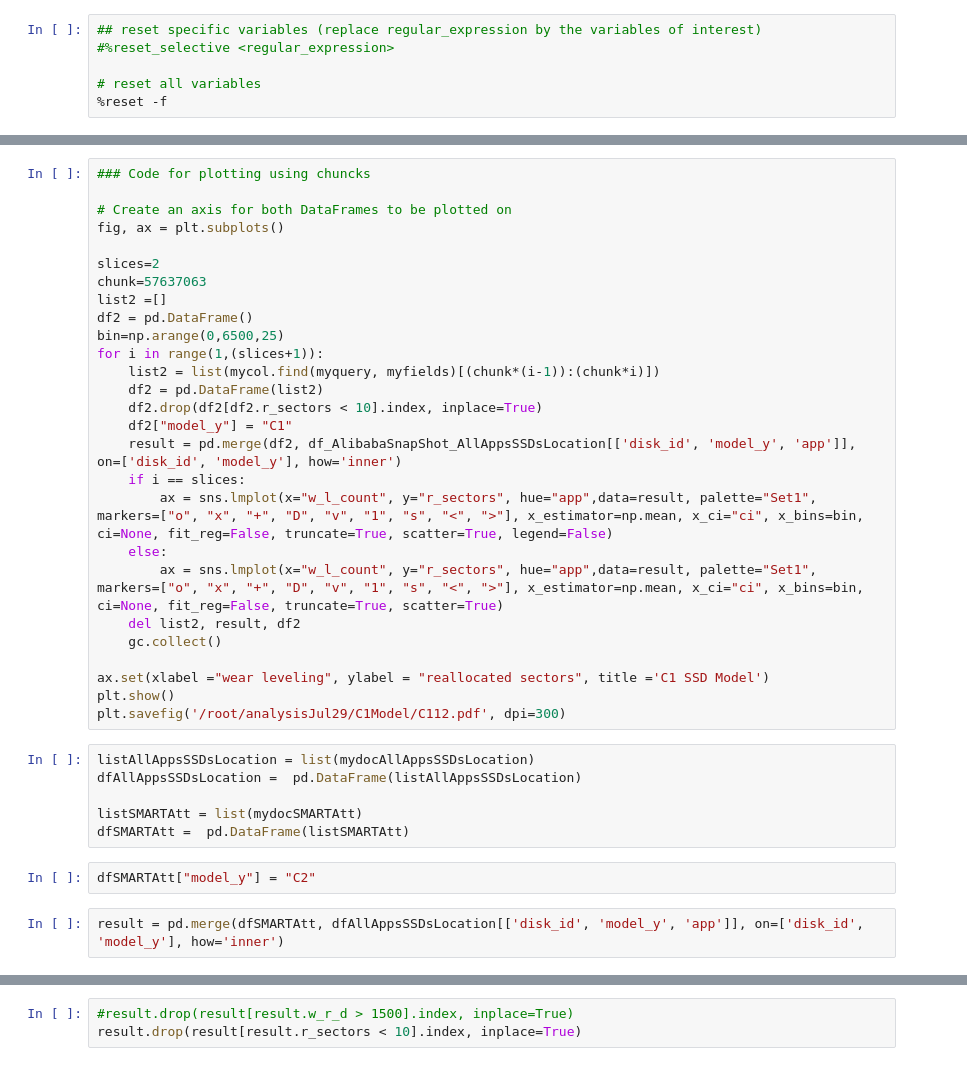
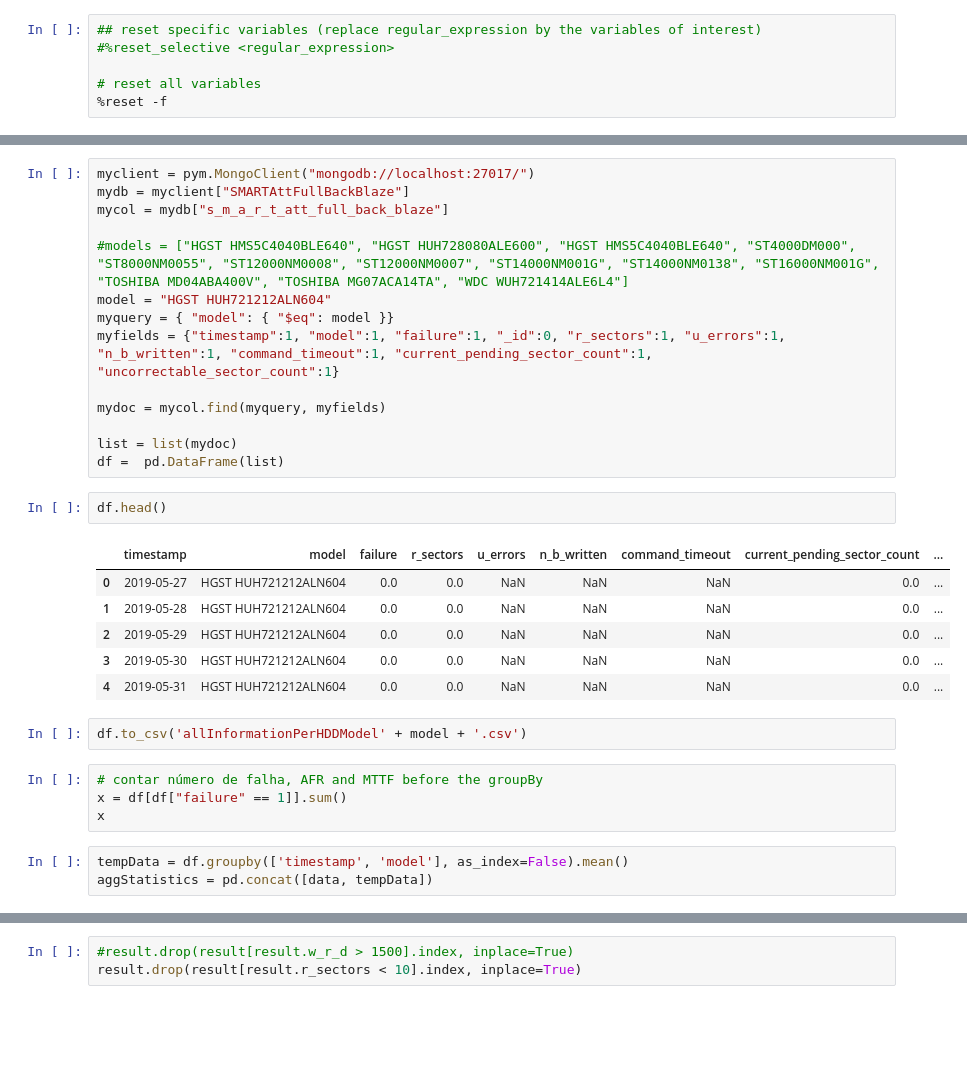
Before and after one commit to EricBorba/StorageFailurePredictor, a Jupyter notebook: QueriesHDDBackBlaze.ipynb, the cells around one changed output, grey strips where cells are left out. Cells and saved outputs as stored; diff of their text form; blank space fills up the shorter version.

Commit message:
starting of creation of hdd statistc per model

```diff
--- a/QueriesHDDBackBlaze.ipynb
+++ b/QueriesHDDBackBlaze.ipynb
@@ -208,37 +30,32 @@ mydocSMARTAtt = mycol.find(myquerySMARTAtt, myfieldsSMARTAtt)
-# %%
-### Code for plotting using chuncks
-
-# Create an axis for both DataFrames to be plotted on
-fig, ax = plt.subplots()
-
-slices=2
-chunk=57637063
-list2 =[]
-df2 = pd.DataFrame()
-bin=np.arange(0,6500,25)
-for i in range(1,(slices+1)):
-    list2 = list(mycol.find(myquery, myfields)[(chunk*(i-1)):(chunk*i)])
-    df2 = pd.DataFrame(list2)
-    df2.drop(df2[df2.r_sectors < 10].index, inplace=True)
-    df2["model_y"] = "C1"
-    result = pd.merge(df2, df_AlibabaSnapShot_AllAppsSSDsLocation[['disk_id', 'model_y', 'app']], on=['disk_id', 'model_y'], how='inner')
-    if i == slices:
-        ax = sns.lmplot(x="w_l_count", y="r_sectors", hue="app",data=result, palette="Set1", markers=["o", "x", "+", "D", "v", "1", "s", "<", ">"], x_estimator=np.mean, x_ci="ci", x_bins=bin, ci=None, fit_reg=False, truncate=True, scatter=True, legend=False)
-    else:
-        ax = sns.lmplot(x="w_l_count", y="r_sectors", hue="app",data=result, palette="Set1", markers=["o", "x", "+", "D", "v", "1", "s", "<", ">"], x_estimator=np.mean, x_ci="ci", x_bins=bin, ci=None, fit_reg=False, truncate=True, scatter=True)
-    del list2, result, df2
-    gc.collect()
-
-ax.set(xlabel ="wear leveling", ylabel = "reallocated sectors", title ='C1 SSD Model')
-plt.show()
-plt.savefig('/root/analysisJul29/C1Model/C112.pdf', dpi=300)
-# %%
-listAllAppsSSDsLocation = list(mydocAllAppsSSDsLocation)
-dfAllAppsSSDsLocation =  pd.DataFrame(listAllAppsSSDsLocation)
-
-listSMARTAtt = list(mydocSMARTAtt)
-dfSMARTAtt =  pd.DataFrame(listSMARTAtt)
-# %%
-dfSMARTAtt["model_y"] = "C2"
-# %%
-result = pd.merge(dfSMARTAtt, dfAllAppsSSDsLocation[['disk_id', 'model_y', 'app']], on=['disk_id', 'model_y'], how='inner')
+# %%
+myclient = pym.MongoClient("mongodb://localhost:27017/")
+mydb = myclient["SMARTAttFullBackBlaze"]
+mycol = mydb["s_m_a_r_t_att_full_back_blaze"]
+
+#models = ["HGST HMS5C4040BLE640", "HGST HUH728080ALE600", "HGST HMS5C4040BLE640", "ST4000DM000", "ST8000NM0055", "ST12000NM0008", "ST12000NM0007", "ST14000NM001G", "ST14000NM0138", "ST16000NM001G", "TOSHIBA MD04ABA400V", "TOSHIBA MG07ACA14TA", "WDC WUH721414ALE6L4"]
+model = "HGST HUH721212ALN604"
+myquery = { "model": { "$eq": model }}
+myfields = {"timestamp":1, "model":1, "failure":1, "_id":0, "r_sectors":1, "u_errors":1, "n_b_written":1, "command_timeout":1, "current_pending_sector_count":1, "uncorrectable_sector_count":1}
+
+mydoc = mycol.find(myquery, myfields)
+
+list = list(mydoc)
+df =  pd.DataFrame(list)
+# %%
+df.head()
+# %% [output]
+|  | timestamp | model | failure | r_sectors | u_errors | n_b_written | command_timeout | current_pending_sector_count | ... |
+| 0 | 2019-05-27 | HGST HUH721212ALN604 | 0.0 | 0.0 | NaN | NaN | NaN | 0.0 | ... |
+| 1 | 2019-05-28 | HGST HUH721212ALN604 | 0.0 | 0.0 | NaN | NaN | NaN | 0.0 | ... |
+| 2 | 2019-05-29 | HGST HUH721212ALN604 | 0.0 | 0.0 | NaN | NaN | NaN | 0.0 | ... |
+| 3 | 2019-05-30 | HGST HUH721212ALN604 | 0.0 | 0.0 | NaN | NaN | NaN | 0.0 | ... |
+| 4 | 2019-05-31 | HGST HUH721212ALN604 | 0.0 | 0.0 | NaN | NaN | NaN | 0.0 | ... |
+# %%
+df.to_csv('allInformationPerHDDModel' + model + '.csv')
+# %%
+# contar número de falha, AFR and MTTF before the groupBy
+x = df[df["failure" == 1]].sum()
+x
+# %%
+tempData = df.groupby(['timestamp', 'model'], as_index=False).mean()
+aggStatistics = pd.concat([data, tempData])
```
Also changed, not shown: parts of 29 cells of this notebook, 1 other file.
